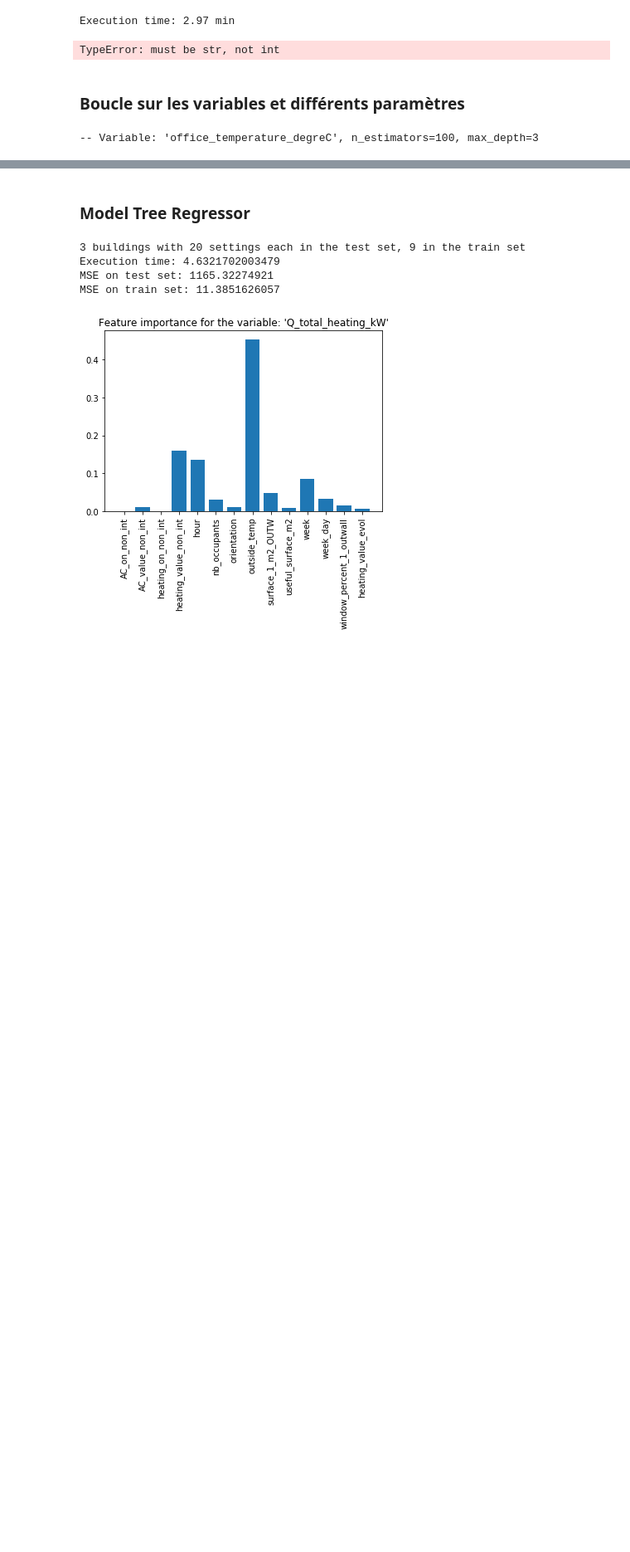
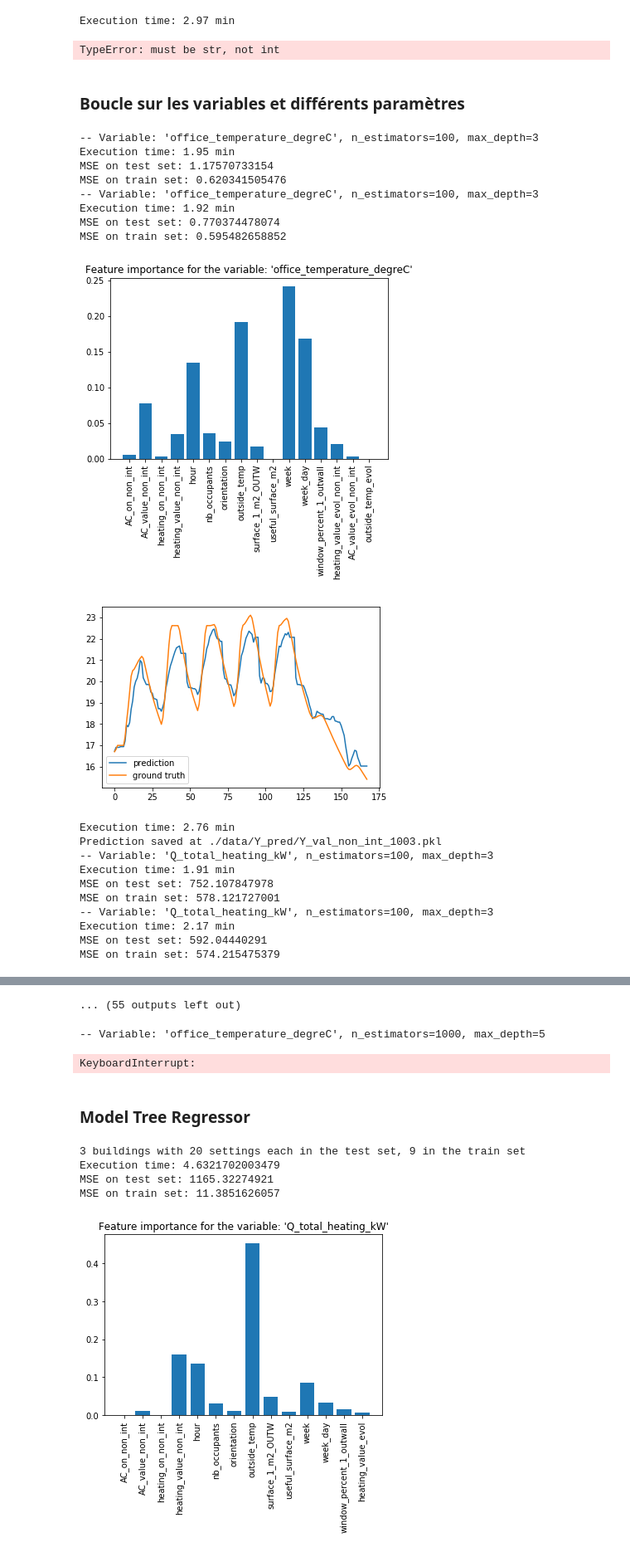
Before and after one commit to adelegi/Challenge_ENS, a Jupyter notebook: Test_XGBoost_heating_conso.ipynb, the cells around one changed output, grey strips where cells are left out. Shown at 83% size. Cells and saved outputs as stored; diff of their text form; code cells hidden in the pictures; blank space fills up the shorter version.

Commit message:
File to launch several tests on XGBoost model

```diff
--- a/Test_XGBoost_heating_conso.ipynb
+++ b/Test_XGBoost_heating_conso.ipynb
@@ -174,25 +174,44 @@ TypeError: must be str, not int
 # %%
 N = 2
 
 for n_estimators in [100, 1000, 3000, 5000]:
     for max_depth in [3, 5, 10]:
         for var in output['fields']:
             for i in range(N):
                 model = test_xgboost(name_features, all_features, output, var,
                                      n_estimators, max_depth)
 
             Y_pred_test = model.predict_model(model.model, model.X_test)
             # Affichages
             model.model_importance()
             num_sem = 5
             n1, n2 = num_sem*24*7, num_sem*24*7 + 7*24
             plot(model, n1, n2, Y_pred_test)
 
             Y_pred_val = predict_val(name_features, all_features, output, var, X_val,
                                  n_estimators, max_depth)
 
-            name_svg = './data/Y_pred/Y_val{}.pkl'.format(t + '_' + str(n_estimators) + str(max_depth))
+            name_svg = './data/Y_pred/Y_val_{}.pkl'.format(var + '_' + t + '_' + str(n_estimators) + str(max_depth))
             pkl.dump(Y_pred_val, open(name_svg, 'wb'))
             print("Prediction saved at " + name_svg)
 # %% [output]
 -- Variable: 'office_temperature_degreC', n_estimators=100, max_depth=3
+Execution time: 1.95 min
+MSE on test set: 1.17570733154
+MSE on train set: 0.620341505476
+-- Variable: 'office_temperature_degreC', n_estimators=100, max_depth=3
+Execution time: 1.92 min
+MSE on test set: 0.770374478074
+MSE on train set: 0.595482658852
+[figure, added]
+[figure, added]
+Execution time: 2.76 min
+Prediction saved at ./data/Y_pred/Y_val_non_int_1003.pkl
+-- Variable: 'Q_total_heating_kW', n_estimators=100, max_depth=3
+Execution time: 1.91 min
+MSE on test set: 752.107847978
+MSE on train set: 578.121727001
+-- Variable: 'Q_total_heating_kW', n_estimators=100, max_depth=3
+Execution time: 2.17 min
+MSE on test set: 592.04440291
+MSE on train set: 574.215475379
@@ -199,3 +244,30 @@ for n_estimators in [100, 1000, 3000, 5000]:
+... (55 outputs left out)
+# %%
+N = 1
+
+for n_estimators in [1000]:
+    for max_depth in [5, 10]:
+        for var in output['fields']:
+            for i in range(N):
+                model = test_xgboost(name_features, all_features, output, var,
+                                     n_estimators, max_depth)
+
+            Y_pred_test = model.predict_model(model.model, model.X_test)
+            # Affichages
+            model.model_importance()
+            num_sem = 5
+            n1, n2 = num_sem*24*7, num_sem*24*7 + 7*24
+            plot(model, n1, n2, Y_pred_test)
+
+            Y_pred_val = predict_val(name_features, all_features, output, var, X_val,
+                                 n_estimators, max_depth)
+
+            name_svg = './data/Y_pred/Y_val_{}.pkl'.format(var + '_' + t + '_' + str(n_estimators) + str(max_depth))
+            pkl.dump(Y_pred_val, open(name_svg, 'wb'))
+            print("Prediction saved at " + name_svg)
+# %% [output]
+-- Variable: 'office_temperature_degreC', n_estimators=1000, max_depth=5
+KeyboardInterrupt:
 # %% [markdown]
 ### Model Tree Regressor
 # %%
```
Also changed, not shown: parts of 2 cells of this notebook, 1 other file.
